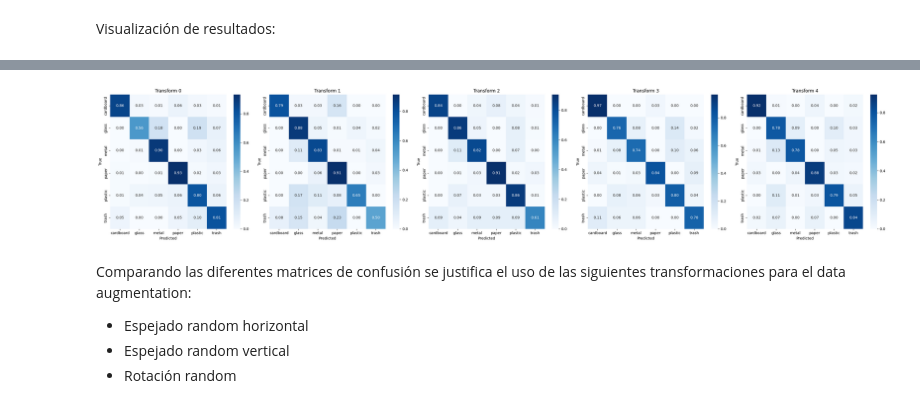
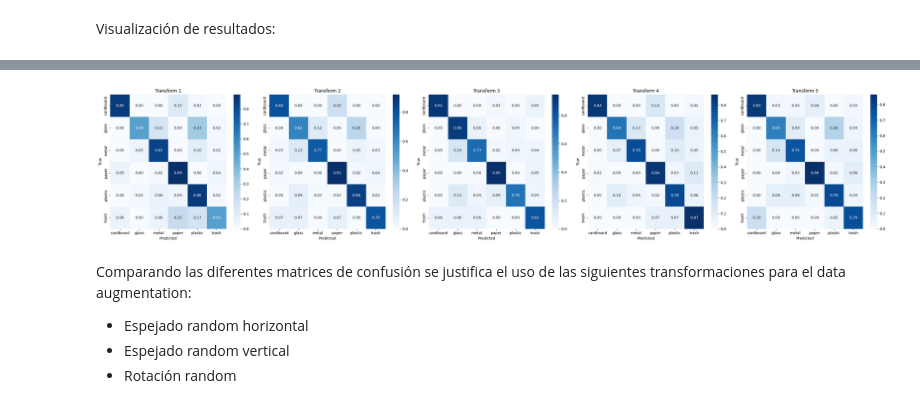
Before and after one commit to gonzafernan/ceia-vpc2, a Jupyter notebook: 02-trashnet-baseline.ipynb, the cells around one changed output, grey strips where cells are left out. Saved outputs shown, nothing was run; the diff lists cells and outputs as text; code cells hidden in the pictures.

```diff
--- a/02-trashnet-baseline.ipynb
+++ b/02-trashnet-baseline.ipynb
@@ -163,7 +167,7 @@ def get_dataloaders(
 # %% [markdown]
 Se realiza un breve chequeo para comprobar la correcta aplicación del data augmentation.
 # %%
-train_loader, val_loader = get_dataloaders(
+train_loader, val_loader, test_loader = get_dataloaders(
     full_dataset, train_transform, test_transform, batch_size=32, use_sampler=False
 )
 
@@ -183,5 +187,5 @@ Class 'glass': 400 samples
 # %%
-train_loader, val_loader = get_dataloaders(
+train_loader, val_loader, test_loader = get_dataloaders(
     full_dataset, train_transform, test_transform, batch_size=32, use_sampler=True
 )
 
@@ -327,7 +331,7 @@ def train_validate(
 ### Entrenamiento y validation sin data augmentation
 Ejecución del entrenamiento y validación:
 # %%
-train_loader, val_loader = get_dataloaders(
+train_loader, val_loader, _ = get_dataloaders(
     full_dataset, train_transform, test_transform, batch_size=32, use_sampler=False
 )
 
@@ -501,17 +497,17 @@ val_accuracies_results = []
 metrics_results = []
 
 for train_transform in [
-    train_transform0,
     train_transform1,
     train_transform2,
     train_transform3,
     train_transform4,
+    train_transform5,
 ]:
-    train_loader, val_loader = get_dataloaders(
+    train_loader, val_loader, _ = get_dataloaders(
         full_dataset, train_transform, test_transform, batch_size=32, use_sampler=True
     )
 
-    model = create_empty_model()
+    model = create_empty_model(num_classes)
     criterion = nn.CrossEntropyLoss()
     optimizer = optim.Adam(model.parameters(), lr=1e-3)
     scheduler = optim.lr_scheduler.StepLR(optimizer, step_size=5, gamma=0.5)
@@ -524,7 +520,7 @@ for train_transform in [
             criterion,
             optimizer,
             device,
-            epochs=15,
+            epochs=10,
             scheduler=scheduler,
             verbose=False,
         )
@@ -535,3 +531,5 @@ for train_transform in [
     train_accuracies_results.append(train_accuracies)
     val_accuracies_results.append(val_accuracies)
     metrics_results.append(metrics)
+
+    print(f"Transform ready with best accuracy: {metrics['accuracy']:.4f}")
@@ -557,35 +561,35 @@ fig.tight_layout()
 n = len(metrics_results)
 fig, axes = plt.subplots(1, n, figsize=(6 * n, 6))
 
 for i in range(n):
     # print(f"Transform {i}:")
     # print("Classification report:")
     # print(
     #     classification_report(
     #         metrics_results[i]["val_targets"],
     #         metrics_results[i]["val_preds"],
     #         zero_division=0,
     #     )
     # )
 
     ax = axes[i] if n > 1 else axes
     sns.heatmap(
         metrics_results[i]["confusion_matrix"],
         annot=True,
         fmt=".2f",
         cmap="Blues",
         xticklabels=class_names,
         yticklabels=class_names,
         ax=ax,
     )
-    ax.set_title(f"Transform {i}")
+    ax.set_title(f"Transform {i + 1}")
     ax.set_xlabel("Predicted")
     ax.set_ylabel("True")
 
 plt.tight_layout()
 plt.show()
 # %% [output]
-[figure, old version]
+[figure, new version]
 # %% [markdown]
 Comparando las diferentes matrices de confusión se justifica el uso de las siguientes transformaciones para el data augmentation:
 - Espejado random horizontal
```
Also changed, not shown: parts of 21 cells of this notebook, 1 other file.
